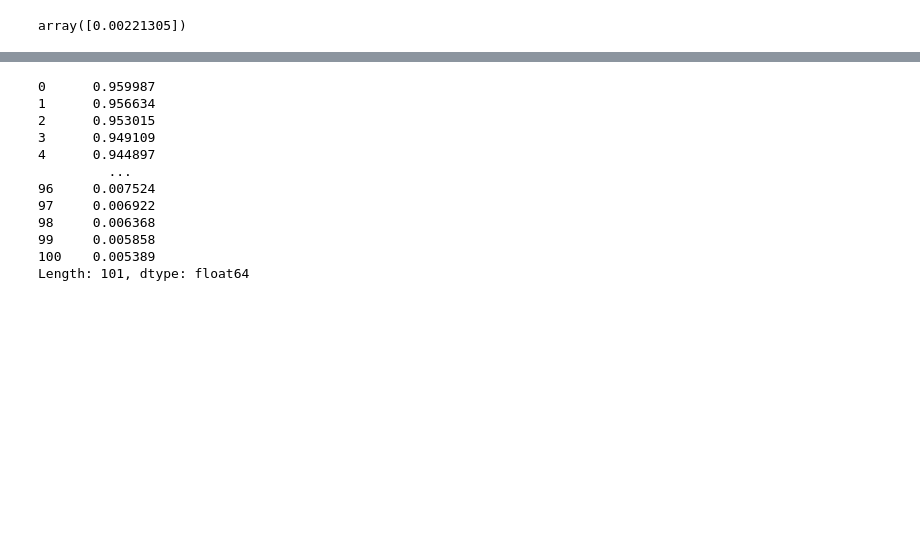
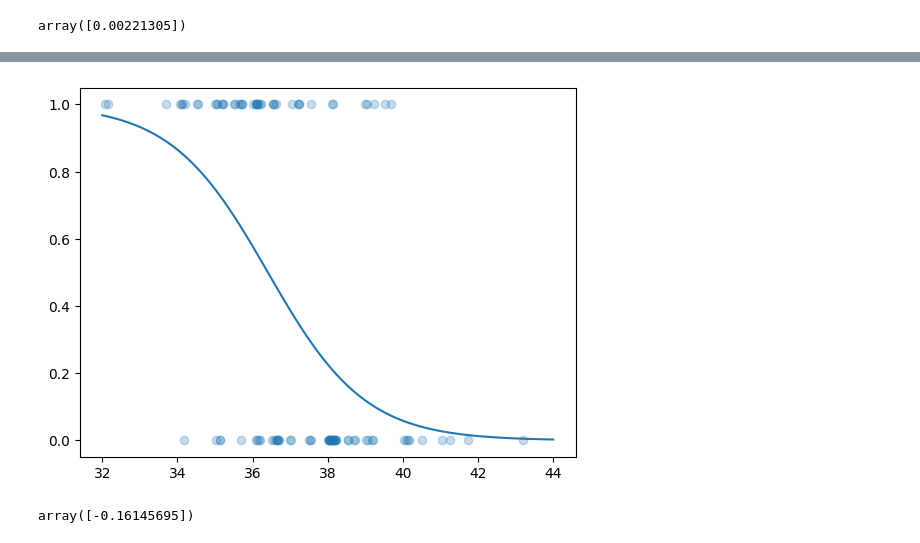
Before and after one commit to roualdes/lectures, a Jupyter notebook: _site/314/logistic_regression.out.ipynb, the cells around one changed output, grey strips where cells are left out. Drawn from its saved outputs; the diff is of its cells as text; code cells hidden in the pictures; blank space fills up the shorter version.

```diff
--- a/_site/314/logistic_regression.out.ipynb
+++ b/_site/314/logistic_regression.out.ipynb
@@ -56,22 +56,21 @@ plt.scatter(possum["tailL"] + rng.uniform(size = N) * 0.25, possum["vic"],
 # %%
-fit = smf.glm("vic ~ tailL", data = possum,
+fit = smf.glm("vic ~ age * tailL", data = possum,
               family = sm.families.Binomial()).fit()
 # %%
 fit.summary()
 # %%
 x = np.linspace(32, 44, 101)
-ndf = pd.DataFrame.from_dict({"tailL": x})
-fit.predict(ndf)
+m = np.mean(possum["age"])
+ndf = pd.DataFrame.from_dict({"tailL": x, "age": np.full(101, m)})
+yhat = fit.predict(ndf)
-# %% [output]
-0      0.959987
-1      0.956634
-2      0.953015
-3      0.949109
-4      0.944897
-         ...
-96     0.007524
-97     0.006922
-98     0.006368
-99     0.005858
-100    0.005389
-Length: 101, dtype: float64
+# %%
+plt.scatter(possum["tailL"] + rng.uniform(size = N) * 0.25, possum["vic"],
+            alpha = 0.25);
+plt.plot(x, yhat);
+# %% [output]
+[figure, added]
+# %%
+ndf = pd.DataFrame.from_dict({"tailL": [37, 38], "age": [m, m]})
+np.diff(fit.predict(ndf))
+# %% [output]
+array([-0.16145695])
```
Also changed, not shown: parts of 7 cells of this notebook, 33 other files.
